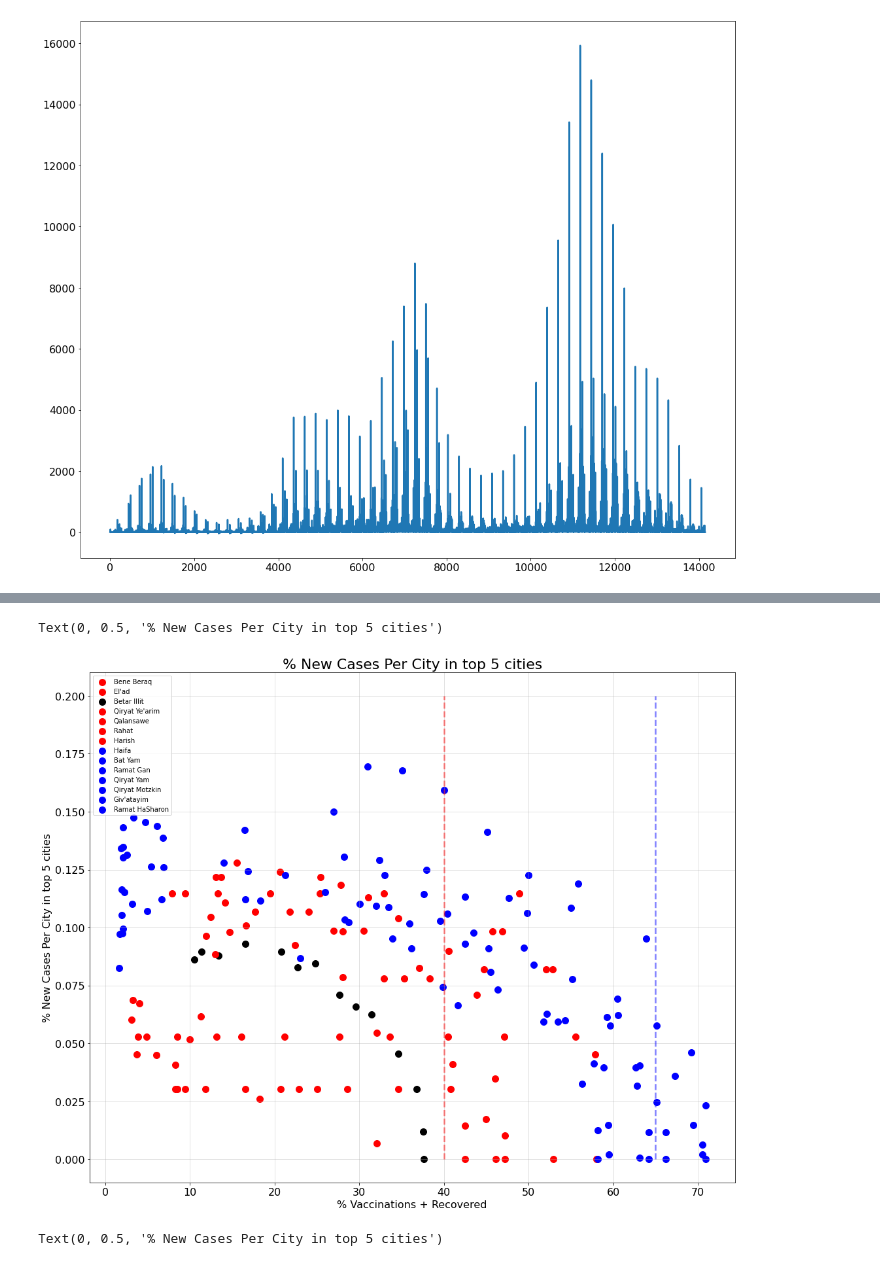
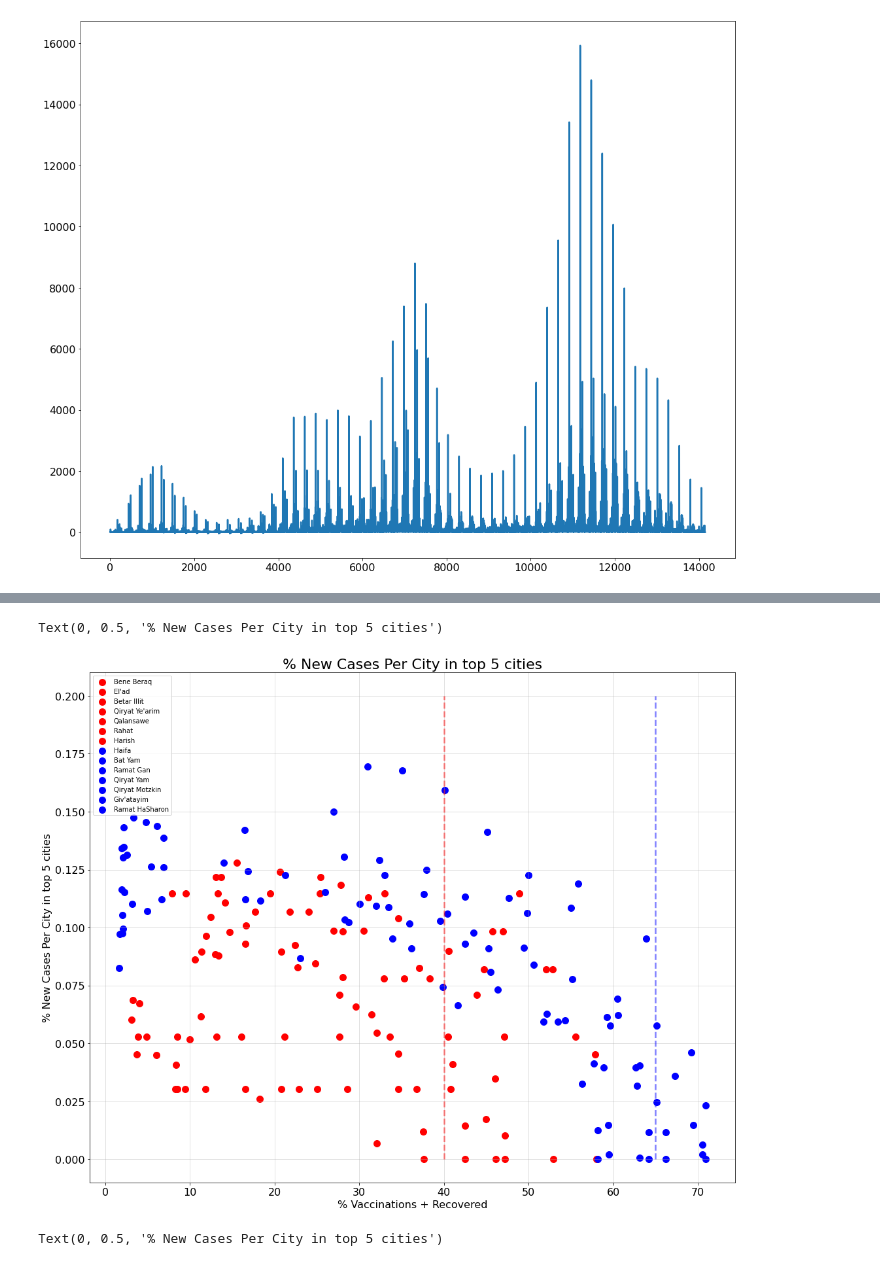
Before and after one commit to CoronaPolicy/prediction_model, a Jupyter notebook: israel_data/load_israeli_data.ipynb, the cells around one changed output, grey strips where cells are left out. Saved outputs shown, nothing was run; the diff lists cells and outputs as text; code cells hidden in the pictures.

```diff
--- a/israel_data/load_israeli_data.ipynb
+++ b/israel_data/load_israeli_data.ipynb
@@ -387,38 +373,38 @@ old_c = 'b'
 # for i, c in enumerate(young_cities + old_cities ):
 #     city_data = geo_stats_40[geo_stats_40['town'] == c]
 #     percentage_accumulated_ashdod = city_data['percentage_accumulated_vaccination_second_dose'] + city_data['percentage_accumulated_recoveries']
 #     percentage_new_cases_ashdod =  city_data['percentage_new_cases_on_date']
 #     plt.scatter(percentage_accumulated_ashdod, percentage_new_cases_ashdod, label=c, color=colors_a[i])
 for c in young_cities:
     city_data = geo_stats_40[geo_stats_40['town'] == c]
     c_english = city_data.town_english.iloc[0]
     percentage_accumulated_ashdod = city_data['percentage_accumulated_vaccination_second_dose'] + city_data['percentage_accumulated_recoveries']
     percentage_new_cases_ashdod =  city_data['percentage_new_cases_on_date']
 #     plt.scatter(percentage_accumulated_ashdod, percentage_new_cases_ashdod, label=c, color=young_c)
-    if c == 'ביתר עילית':
-        plt.scatter(percentage_accumulated_ashdod, percentage_new_cases_ashdod, label=c_english, color='k')
-    else:
-        plt.scatter(percentage_accumulated_ashdod, percentage_new_cases_ashdod, label=c_english, color=young_c)
+#     if c == 'ביתר עילית':
+#         plt.scatter(percentage_accumulated_ashdod, percentage_new_cases_ashdod, label=c_english, color='k')
+#     else:
+    plt.scatter(percentage_accumulated_ashdod, percentage_new_cases_ashdod, label=c_english, color=young_c)
 for c in old_cities:
     city_data = geo_stats_40[geo_stats_40['town'] == c]
     c_english = city_data.town_english.iloc[0]
     percentage_accumulated_ashdod = city_data['percentage_accumulated_vaccination_second_dose'] + city_data['percentage_accumulated_recoveries']
     percentage_new_cases_ashdod =  city_data['percentage_new_cases_on_date']
     plt.scatter(percentage_accumulated_ashdod, percentage_new_cases_ashdod, label=c_english, color=old_c)
 # city_data = geo_stats_40[geo_stats_40['town'] == 'חולון']
 # percentage_accumulated_ashdod = city_data['percentage_accumulated_vaccination_second_dose'] + city_data['percentage_accumulated_recoveries']
 # percentage_new_cases_ashdod =  city_data['percentage_new_cases_on_date']
 # plt.scatter(percentage_accumulated_ashdod, percentage_new_cases_ashdod, label=c, color='g')
 plt.plot([40, 40], [0, 0.2], color='r', linestyle='--', alpha=0.5)
 plt.plot([65, 65], [0, 0.2], color='b', linestyle='--', alpha=0.5)
 plt.grid()
 plt.legend()
 plt.xlabel('% Vaccinations + Recovered')
 plt.title(f'% New Cases Per City in top {num_cities} cities')
 plt.ylabel(f'% New Cases Per City in top {num_cities} cities')
 # %% [output]
 Text(0, 0.5, '% New Cases Per City in top 5 cities')
-[figure, old version]
+[figure, new version]
 # %%
 geo_sorted = geo_stats[geo_stats.weeks_from == 52].sort_values(ascending=False, by='new_cases_on_date')
 geo_sorted = geo_sorted[geo_sorted.num_population > 500]
```
Also changed, not shown: parts of 2 cells of this notebook, 15 other files.
